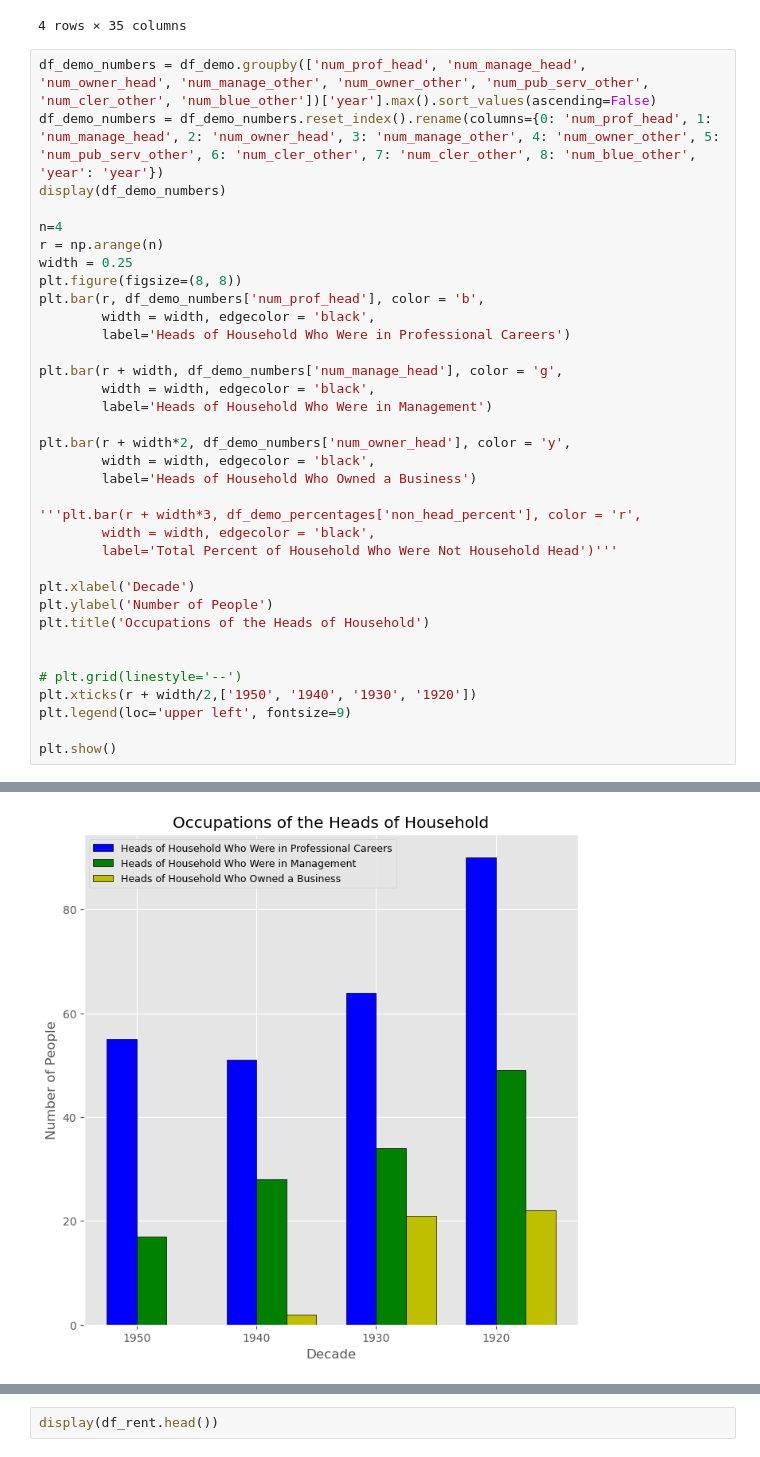
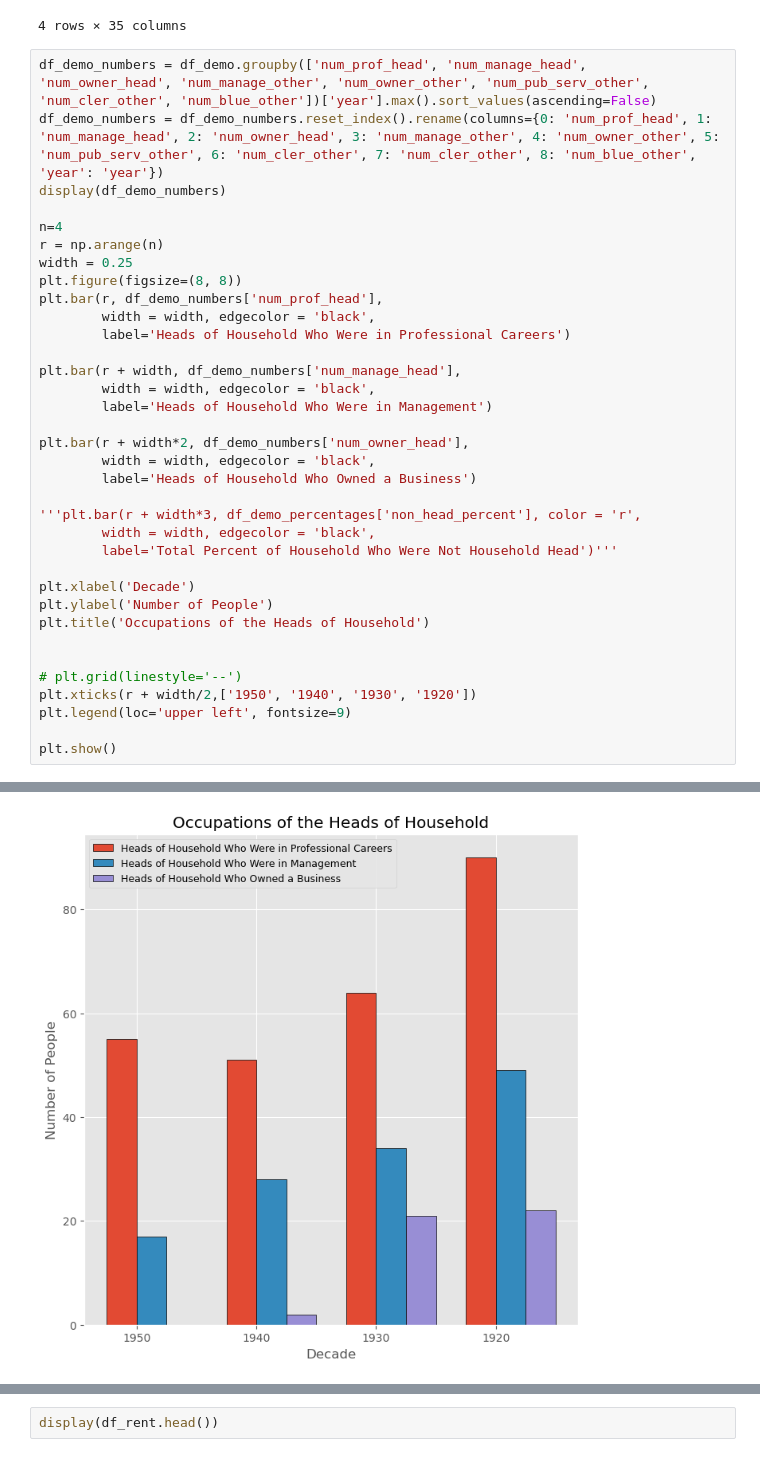
Before and after one commit to LDeYoung17/jackson-heights-analysis, a Jupyter notebook: notebooks/EDA.ipynb, the cells around one changed output, grey strips where cells are left out. Saved outputs shown, nothing was run; the diff lists cells and outputs as text.

Commit message:
new graphs

```diff
--- a/notebooks/EDA.ipynb
+++ b/notebooks/EDA.ipynb
@@ -264,39 +264,39 @@ n=4
 r = np.arange(n)
 width = 0.25
 plt.figure(figsize=(8, 8))
-plt.bar(r, df_demo_numbers['num_prof_head'], color = 'b',
+plt.bar(r, df_demo_numbers['num_prof_head'],
         width = width, edgecolor = 'black',
         label='Heads of Household Who Were in Professional Careers')
 
-plt.bar(r + width, df_demo_numbers['num_manage_head'], color = 'g',
+plt.bar(r + width, df_demo_numbers['num_manage_head'],
         width = width, edgecolor = 'black',
         label='Heads of Household Who Were in Management')
 
-plt.bar(r + width*2, df_demo_numbers['num_owner_head'], color = 'y',
+plt.bar(r + width*2, df_demo_numbers['num_owner_head'],
         width = width, edgecolor = 'black',
         label='Heads of Household Who Owned a Business')
 
 '''plt.bar(r + width*3, df_demo_percentages['non_head_percent'], color = 'r',
         width = width, edgecolor = 'black',
         label='Total Percent of Household Who Were Not Household Head')'''
 
 plt.xlabel('Decade')
 plt.ylabel('Number of People')
 plt.title('Occupations of the Heads of Household')
 
 
 # plt.grid(linestyle='--')
 plt.xticks(r + width/2,['1950', '1940', '1930', '1920'])
 plt.legend(loc='upper left', fontsize=9)
 
 plt.show()
 # %% [output]
 |  | num_prof_head | num_manage_head | num_owner_head | num_manage_other | num_owner_other | num_pub_serv_other | ... |
 | 0 | 55 | 17 | 0 | 9 | 0 | 15 | ... |
 | 1 | 51 | 28 | 2 | 10 | 0 | 16 | ... |
 | 2 | 64 | 34 | 21 | 12 | 0 | 48 | ... |
 | 3 | 90 | 49 | 22 | 8 | 27 | 8 | ... |
-[figure, old version]
+[figure, new version]
 # %%
 n=4
 r = np.arange(n)
```
Also changed, not shown: parts of 5 cells of this notebook.
